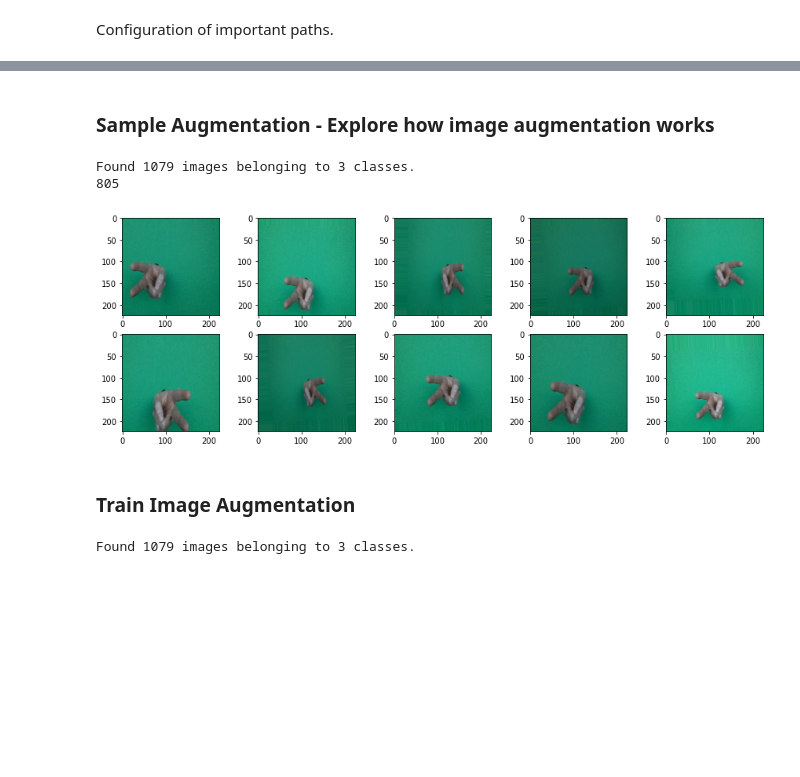
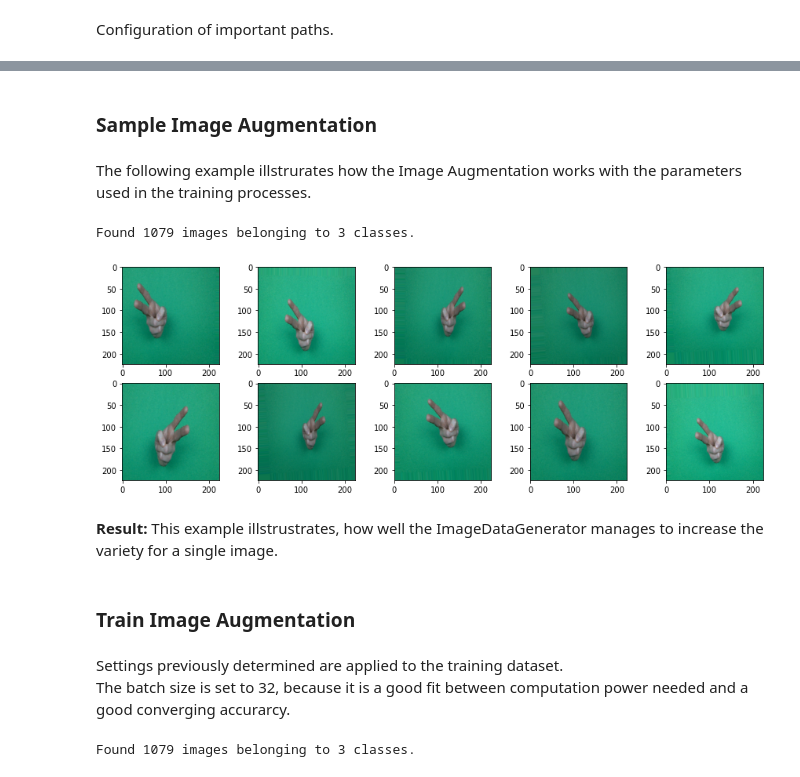
Before and after one commit to nielsschluesener/rock_paper_scissors, a Jupyter notebook: modelling.ipynb, the cells around one changed output, grey strips where cells are left out. Saved outputs shown, nothing was run; the diff lists cells and outputs as text; code cells hidden in the pictures; blank space fills up the shorter version.

```diff
--- a/modelling.ipynb
+++ b/modelling.ipynb
@@ -39,38 +50,40 @@ split_path = 'data/split'
 # %% [markdown]
-### Sample Augmentation - Explore how image augmentation works
+### Sample Image Augmentation
+# %% [markdown]
+The following example illstrurates how the Image Augmentation works with the parameters used in the training processes.
 # %%
 sample_gen = ImageDataGenerator(
     rescale=1./255 ,
     rotation_range=5,
     width_shift_range=0.1,
     height_shift_range=0.1,
-    zoom_range=0.3,
-    brightness_range= (0.6, 1),
+    zoom_range=0.2,
+    brightness_range= (0.7, 1),
     horizontal_flip=True
 )
 
 sample_data = sample_gen.flow_from_directory(
     directory = split_path + '/train',
     target_size=(224, 224),
     color_mode='rgb',
     class_mode='sparse',
     batch_size=1,
     shuffle=False,
     seed=1,
     interpolation='nearest'
 )
 
 plt.figure(figsize=(15,5))
 
 img = np.random.randint(0, len(sample_data))
-print(str(img))
 
 for i in range(10):
     plt.subplot(2,5,i+1)
     plt.imshow(sample_data[img][0].reshape([224,224,3]))
 # %% [output]
 Found 1079 images belonging to 3 classes.
-805
-[figure, old version]
+[figure, new version]
+# %% [markdown]
+**Result:** This example illstrustrates, how well the ImageDataGenerator manages to increase the variety for a single image.
 # %% [markdown]
 ### Train Image Augmentation
@@ -81,0 +90,3 @@ train_gen = ImageDataGenerator(
+# %% [markdown]
+Settings previously determined are applied to the training dataset. <br>
+The batch size is set to 32, because it is a good fit between computation power needed and a good converging accurarcy.
```
Also changed, not shown: parts of 82 cells of this notebook, 10 other files.
